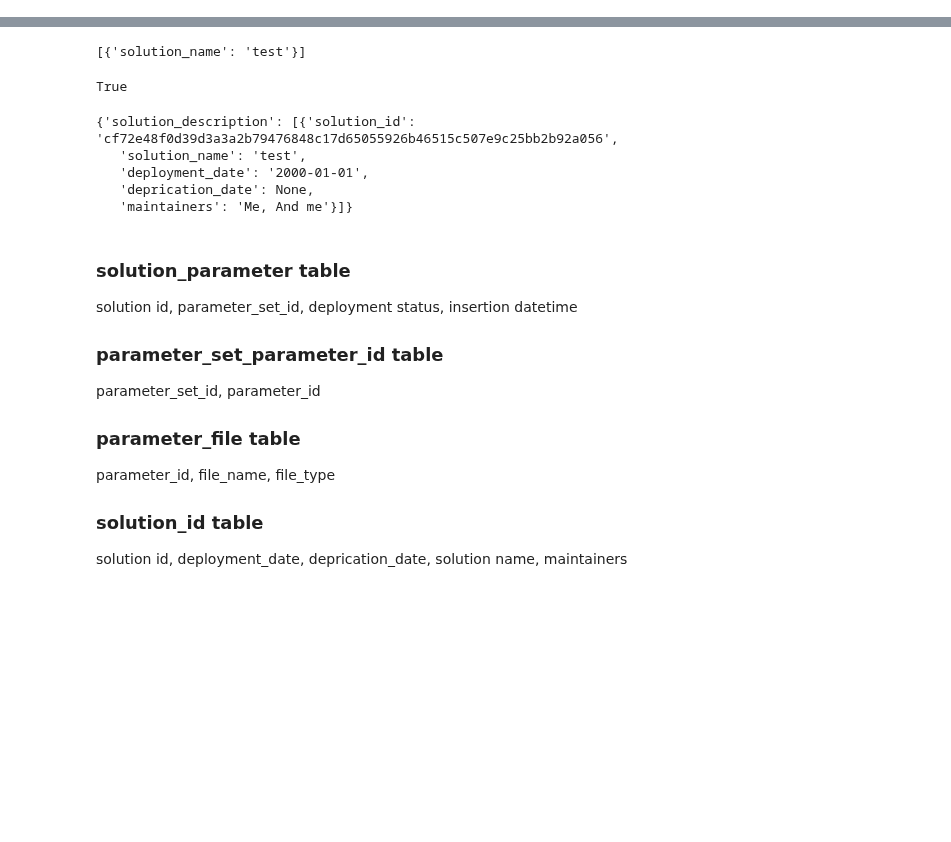
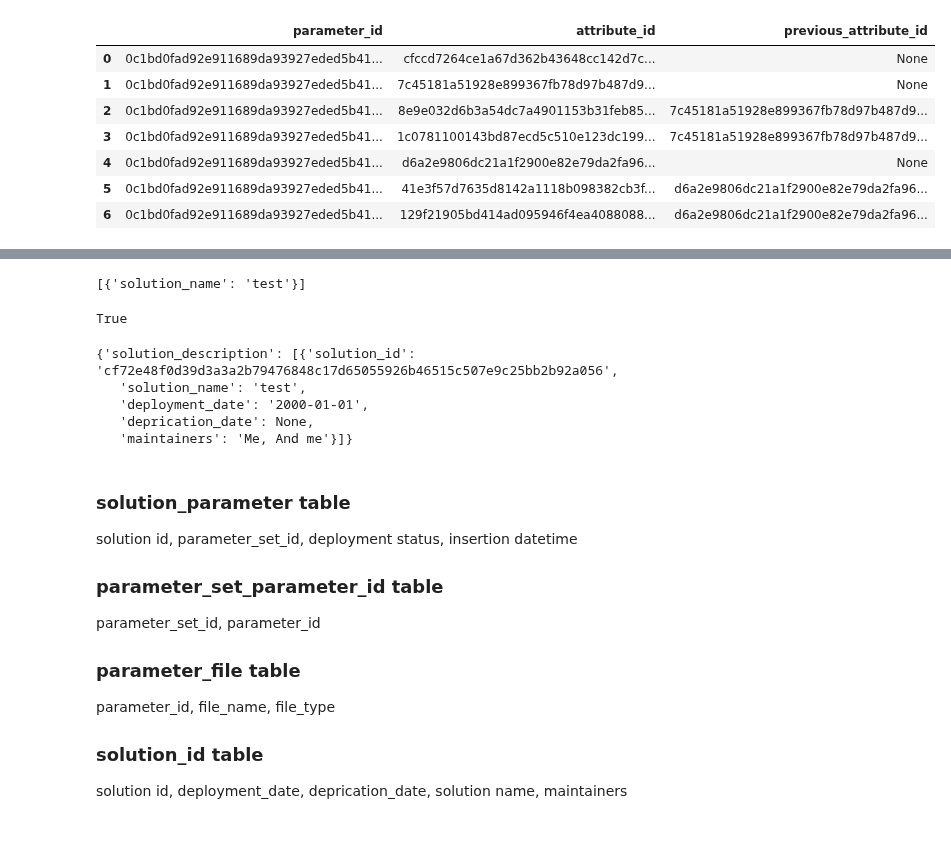
Before and after one commit to Kiril-Mordan/reusables, a Jupyter notebook: draft_notebooks/parameterframe.ipynb, the cells around one changed output, grey strips where cells are left out. Saved outputs shown, nothing was run; the diff lists cells and outputs as text; code cells hidden in the pictures; blank space fills up the shorter version.

```diff
--- a/draft_notebooks/parameterframe.ipynb
+++ b/draft_notebooks/parameterframe.ipynb
@@ -54,0 +387,11 @@ txt_file = """some text
+# %%
+df_parameter_attributes
+# %% [output]
+|  | parameter_id | attribute_id | previous_attribute_id |
+| 0 | 0c1bd0fad92e911689da93927eded5b41... | cfccd7264ce1a67d362b43648cc142d7c... | None |
+| 1 | 0c1bd0fad92e911689da93927eded5b41... | 7c45181a51928e899367fb78d97b487d9... | None |
+| 2 | 0c1bd0fad92e911689da93927eded5b41... | 8e9e032d6b3a54dc7a4901153b31feb85... | 7c45181a51928e899367fb78d97b487d9... |
+| 3 | 0c1bd0fad92e911689da93927eded5b41... | 1c0781100143bd87ecd5c510e123dc199... | 7c45181a51928e899367fb78d97b487d9... |
+| 4 | 0c1bd0fad92e911689da93927eded5b41... | d6a2e9806dc21a1f2900e82e79da2fa96... | None |
+| 5 | 0c1bd0fad92e911689da93927eded5b41... | 41e3f57d7635d8142a1118b098382cb3f... | d6a2e9806dc21a1f2900e82e79da2fa96... |
+| 6 | 0c1bd0fad92e911689da93927eded5b41... | 129f21905bd414ad095946f4ea4088088... | d6a2e9806dc21a1f2900e82e79da2fa96... |
```
Also changed, not shown: parts of 34 cells of this notebook, 11 other files.
